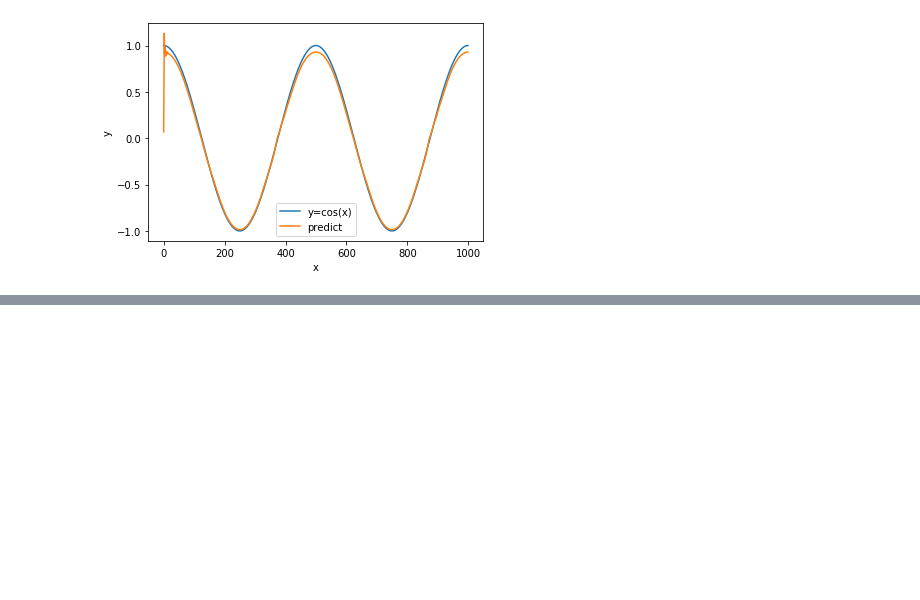
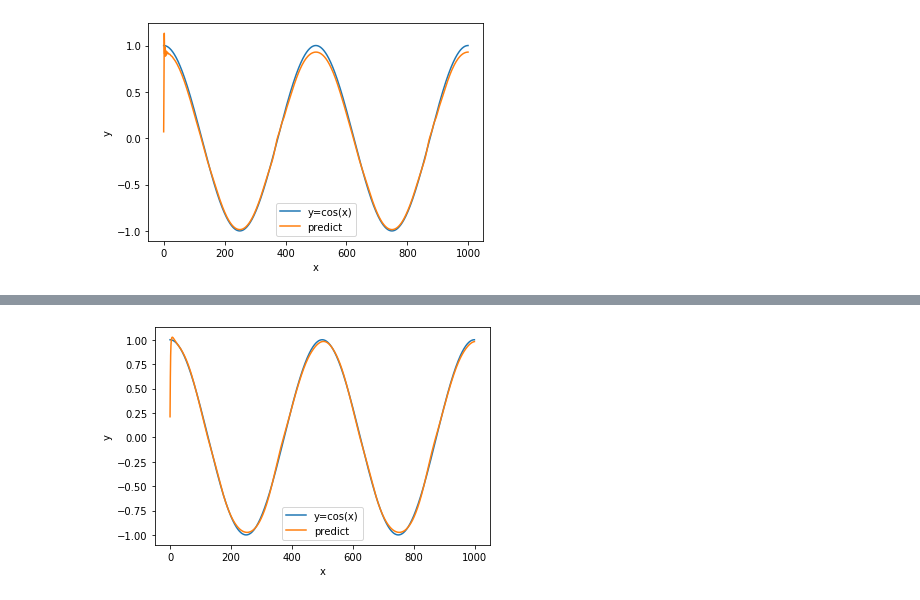
Before and after one commit to easymoneysnipertang/DeZero, a Jupyter notebook: stage5.ipynb, the cells around one changed output, grey strips where cells are left out. Cells and saved outputs as stored; diff of their text form; code cells hidden in the pictures; blank space fills up the shorter version.

Commit message:
step 60: LSTM & seqDataLoader

```diff
--- a/stage5.ipynb
+++ b/stage5.ipynb
@@ -399,0 +467,19 @@ plt.show()
+# %%
+xs = np.cos(np.linspace(0, 4 * np.pi, 1000))
+model.reset_state()
+pred_list = []
+
+with dezero.no_grad():
+    for x in xs:
+        x = np.array(x).reshape(1, 1)
+        y = model(x)
+        pred_list.append(float(y.data))
+
+plt.plot(np.arange(len(xs)), xs, label='y=cos(x)')
+plt.plot(np.arange(len(pred_list)), pred_list, label='predict')
+plt.xlabel('x')
+plt.ylabel('y')
+plt.legend()
+plt.show()
+# %% [output]
+[figure, added]
```
Also changed, not shown: parts of 5 cells of this notebook, 3 other files.
